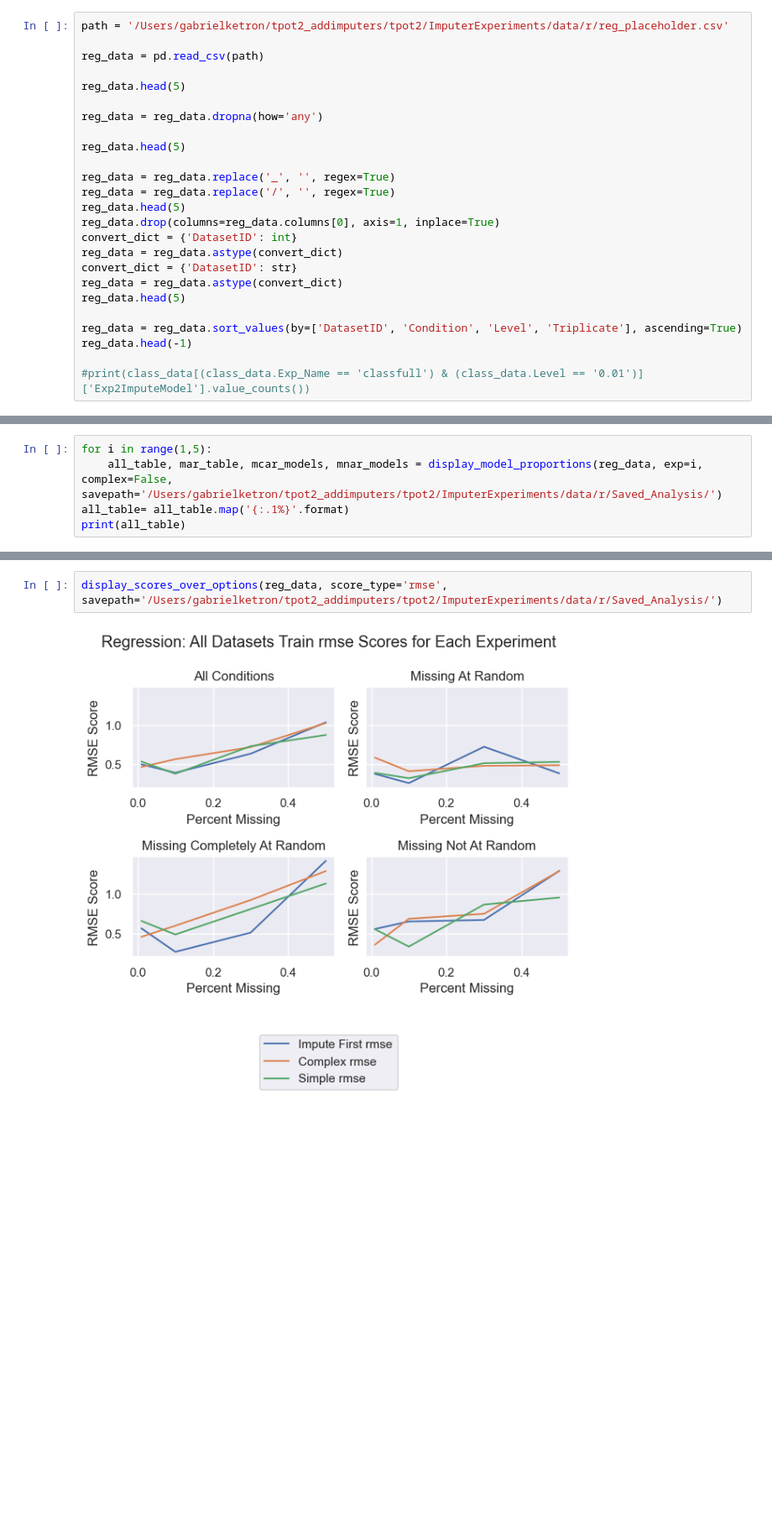
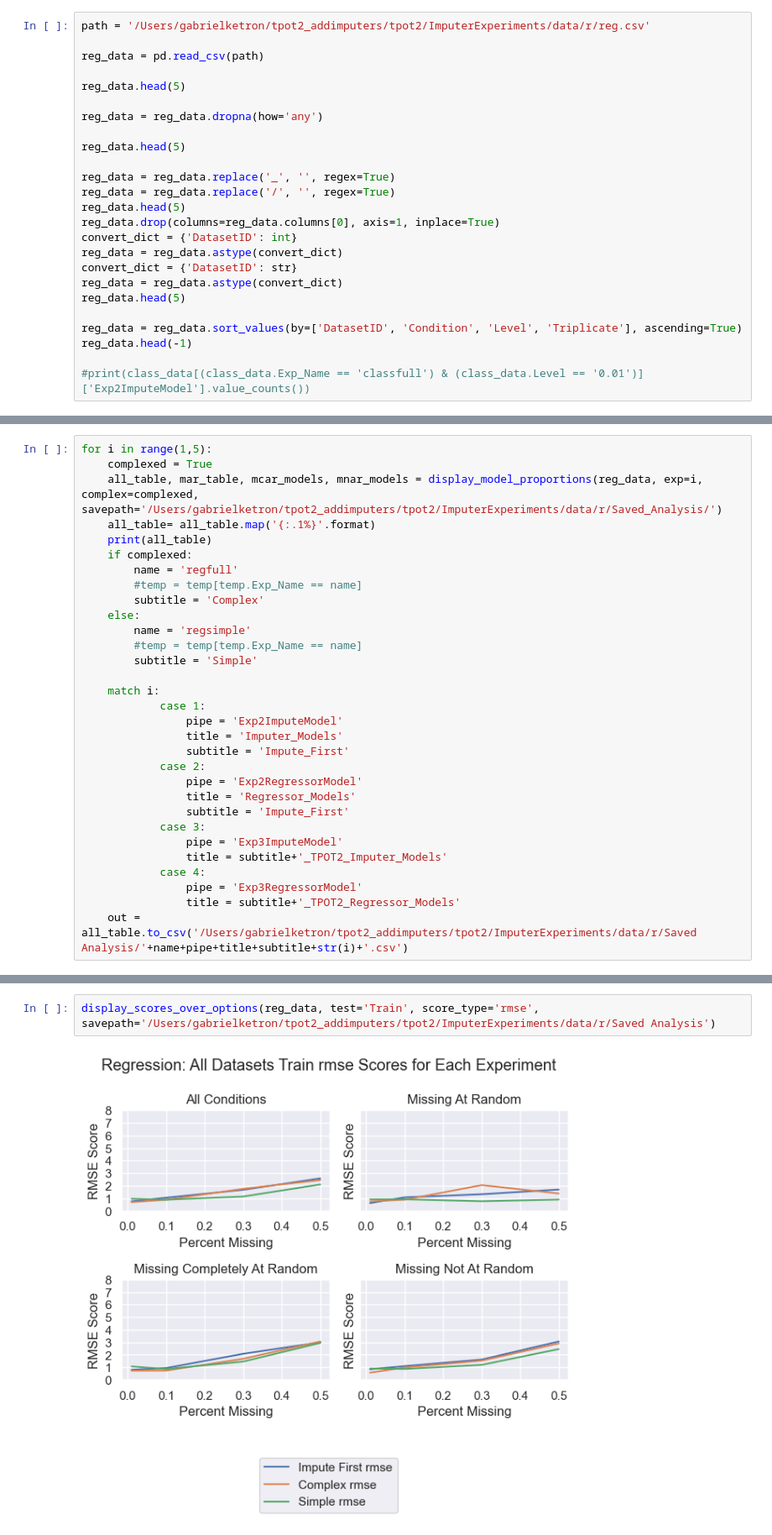
Before and after one commit to gketronDS/tpot2_addition, a Jupyter notebook: ImputerExperiments/Locally_run_code/Reg_analysis copy.ipynb, the cells around one changed output, grey strips where cells are left out. Shown: that part at 84% size. Cells and saved outputs as stored; diff of their text form; blank space fills up the shorter version.

```diff
--- a/ImputerExperiments/Locally_run_code/Reg_analysis copy.ipynb
+++ b/ImputerExperiments/Locally_run_code/Reg_analysis copy.ipynb
@@ -9,7 +9,7 @@ import seaborn as sns
 sns.set_theme()
 pd.set_option('display.max_columns', None)
 # %%
-path = '/Users/gabrielketron/tpot2_addimputers/tpot2/ImputerExperiments/data/r/reg_placeholder.csv'
+path = '/Users/gabrielketron/tpot2_addimputers/tpot2/ImputerExperiments/data/r/reg.csv'
 
 reg_data = pd.read_csv(path)
 
@@ -226,8 +226,3 @@ def display_model_proportions(df, exp, savepath, complex = False, dataset_list=N
     mcar_table = pd.DataFrame(mcar_models)
     mnar_table = pd.DataFrame(mnar_models)
     return all_table, mar_table, mcar_models, mnar_models
-# %%
-for i in range(1,5):
-    all_table, mar_table, mcar_models, mnar_models = display_model_proportions(reg_data, exp=i, complex=False, savepath='/Users/gabrielketron/tpot2_addimputers/tpot2/ImputerExperiments/data/r/Saved_Analysis/')
-all_table= all_table.map('{:.1%}'.format)
-print(all_table)
@@ -249,0 +229,31 @@ print(all_table)
+# %%
+for i in range(1,5):
+    complexed = True
+    all_table, mar_table, mcar_models, mnar_models = display_model_proportions(reg_data, exp=i, complex=complexed, savepath='/Users/gabrielketron/tpot2_addimputers/tpot2/ImputerExperiments/data/r/Saved_Analysis/')
+    all_table= all_table.map('{:.1%}'.format)
+    print(all_table)
+    if complexed:
+        name = 'regfull'
+        #temp = temp[temp.Exp_Name == name]
+        subtitle = 'Complex'
+    else:
+        name = 'regsimple'
+        #temp = temp[temp.Exp_Name == name]
+        subtitle = 'Simple'
+
+    match i:
+            case 1:
+                pipe = 'Exp2ImputeModel'
+                title = 'Imputer_Models'
+                subtitle = 'Impute_First'
+            case 2:
+                pipe = 'Exp2RegressorModel'
+                title = 'Regressor_Models'
+                subtitle = 'Impute_First'
+            case 3:
+                pipe = 'Exp3ImputeModel'
+                title = subtitle+'_TPOT2_Imputer_Models'
+            case 4:
+                pipe = 'Exp3RegressorModel'
+                title = subtitle+'_TPOT2_Regressor_Models'
+    out = all_table.to_csv('/Users/gabrielketron/tpot2_addimputers/tpot2/ImputerExperiments/data/r/Saved Analysis/'+name+pipe+title+subtitle+str(i)+'.csv')
@@ -420,9 +501,9 @@ def display_scores_over_options(df, score_type, savepath,
     plt.show()
     return
 # %%
-display_scores_over_options(reg_data, score_type='rmse', savepath='/Users/gabrielketron/tpot2_addimputers/tpot2/ImputerExperiments/data/r/Saved_Analysis/')
+display_scores_over_options(reg_data, test='Train', score_type='rmse', savepath='/Users/gabrielketron/tpot2_addimputers/tpot2/ImputerExperiments/data/r/Saved Analysis')
 # %% [output]
-[figure, old version]
+[figure, new version]
 # %%
 # Generate random distribution of integers between 0-10 as the first feature
 x1 = np.random.choice([0,1,2,3,4,5,6,7,8,9,10], p=[0.01, 0.01, 0.15, 0.19, 0.05, 0.11, 0.2, 0.16, 0.10, 0.01, 0.01], size=(500))
```
Also changed, not shown: parts of 7 cells of this notebook, 29 other files.
